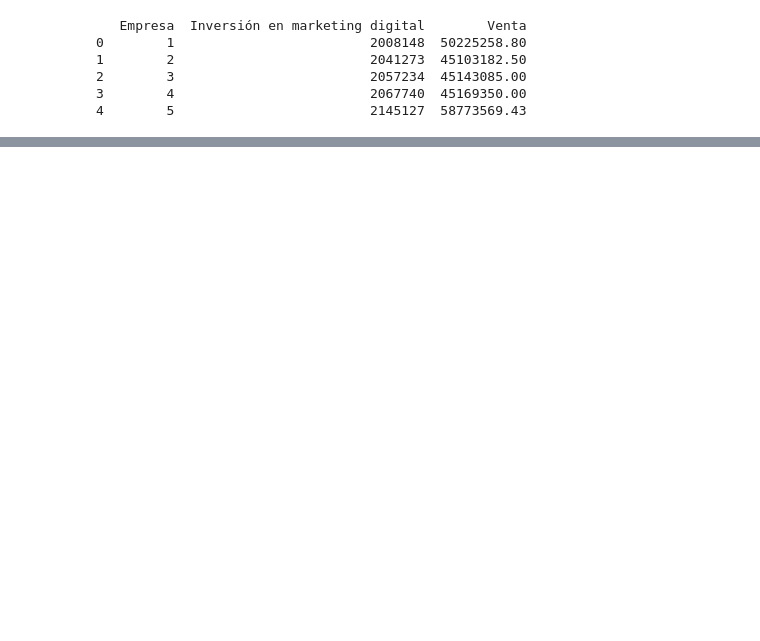
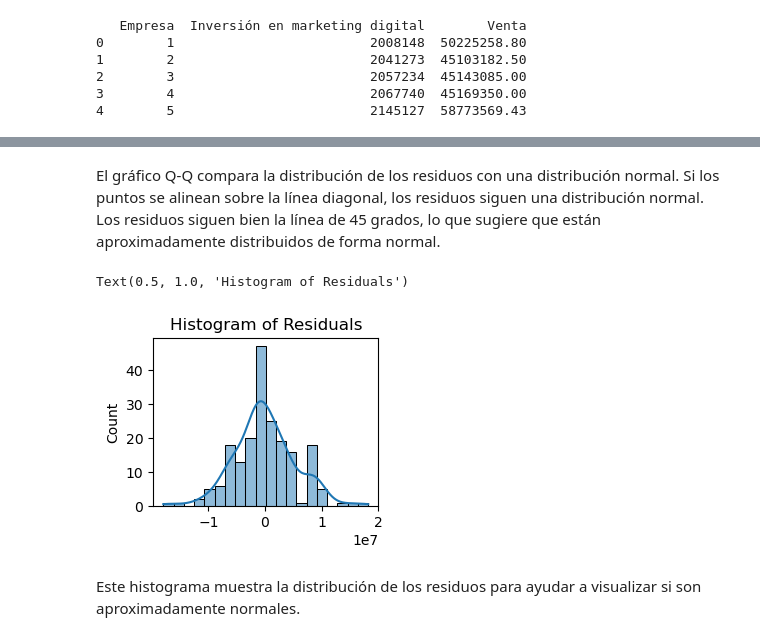
Before and after one commit to lhgjose/proyecto_agrupacion_clientes, a Jupyter notebook: notebooks/Untitled-1.ipynb, the cells around one changed output, grey strips where cells are left out. Cells and saved outputs as stored; diff of their text form; code cells hidden in the pictures; blank space fills up the shorter version.

```diff
--- a/notebooks/Untitled-1.ipynb
+++ b/notebooks/Untitled-1.ipynb
@@ -57,0 +83,12 @@ Zc
+# %% [markdown]
+El gráfico Q-Q compara la distribución de los residuos con una distribución normal. Si los puntos se alinean sobre la línea diagonal, los residuos siguen una distribución normal. Los residuos siguen bien la línea de 45 grados, lo que sugiere que están aproximadamente distribuidos de forma normal.
+# %%
+# Residuals histogram for normality check
+plt.subplot(2, 2, 3)
+sns.histplot(residuals, kde=True)
+plt.title('Histogram of Residuals')
+# %% [output]
+Text(0.5, 1.0, 'Histogram of Residuals')
+[figure, added]
+# %% [markdown]
+Este histograma muestra la distribución de los residuos para ayudar a visualizar si son aproximadamente normales.
```
Also changed, not shown: parts of 22 cells of this notebook.
